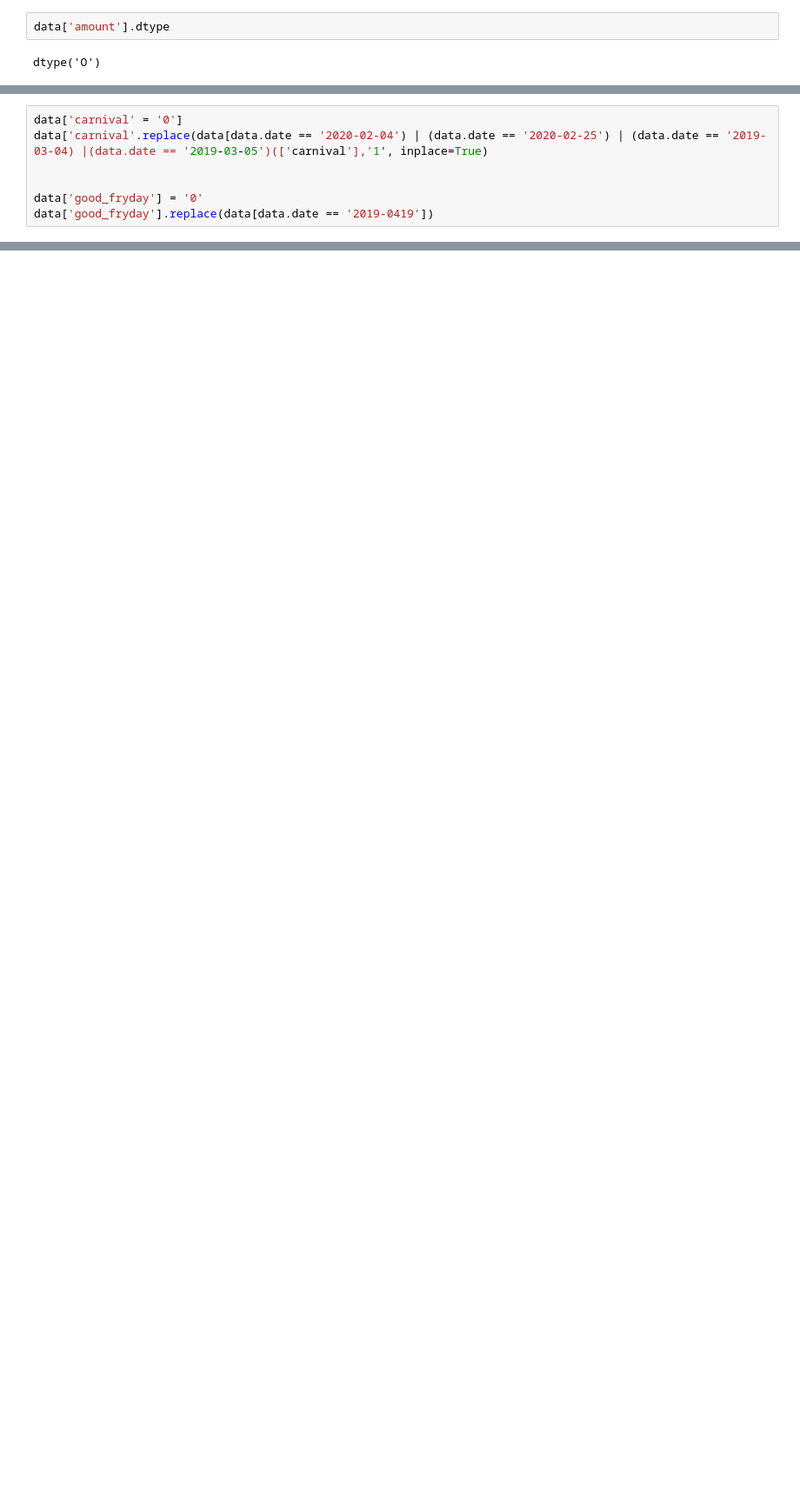
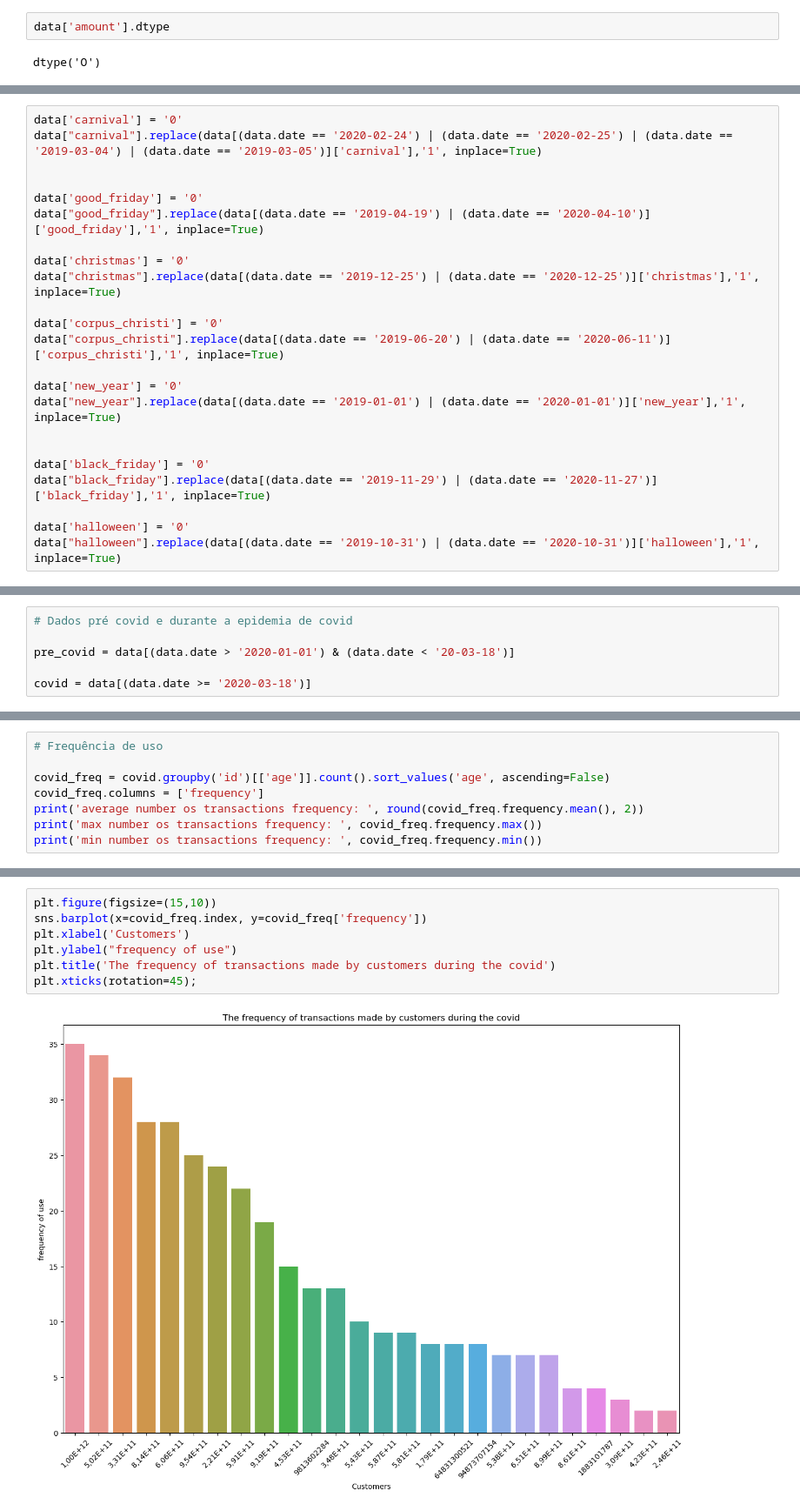
Before and after one commit to napolioni/pandas-projetos, a Jupyter notebook: AnaliseCartaoDeCredito/cartao_de_credito.ipynb, the cells around one changed output, grey strips where cells are left out. Shown at 87% size. Saved outputs shown, nothing was run; the diff lists cells and outputs as text; blank space fills up the shorter version.

```diff
--- a/AnaliseCartaoDeCredito/cartao_de_credito.ipynb
+++ b/AnaliseCartaoDeCredito/cartao_de_credito.ipynb
@@ -237,7 +238,23 @@ NameError: name 'plt' is not defined
 # %%
-data['carnival' = '0']
-data['carnival'.replace(data[data.date == '2020-02-04') | (data.date == '2020-02-25') | (data.date == '2019-03-04) |(data.date == '2019-03-05')(['carnival'],'1', inplace=True)
+data['carnival'] = '0'
+data["carnival"].replace(data[(data.date == '2020-02-24') | (data.date == '2020-02-25') | (data.date == '2019-03-04') | (data.date == '2019-03-05')]['carnival'],'1', inplace=True)
 
 
-data['good_fryday'] = '0'
-data['good_fryday'].replace(data[data.date == '2019-0419'])
+data['good_friday'] = '0'
+data["good_friday"].replace(data[(data.date == '2019-04-19') | (data.date == '2020-04-10')]['good_friday'],'1', inplace=True)
+
+data['christmas'] = '0'
+data["christmas"].replace(data[(data.date == '2019-12-25') | (data.date == '2020-12-25')]['christmas'],'1', inplace=True)
+
+data['corpus_christi'] = '0'
+data["corpus_christi"].replace(data[(data.date == '2019-06-20') | (data.date == '2020-06-11')]['corpus_christi'],'1', inplace=True)
+
+data['new_year'] = '0'
+data["new_year"].replace(data[(data.date == '2019-01-01') | (data.date == '2020-01-01')]['new_year'],'1', inplace=True)
+
+
+data['black_friday'] = '0'
+data["black_friday"].replace(data[(data.date == '2019-11-29') | (data.date == '2020-11-27')]['black_friday'],'1', inplace=True)
+
+data['halloween'] = '0'
+data["halloween"].replace(data[(data.date == '2019-10-31') | (data.date == '2020-10-31')]['halloween'],'1', inplace=True)
@@ -243,0 +283,6 @@ data['good_fryday'].replace(data[data.date == '2019-0419'])
+# %%
+# Dados pré covid e durante a epidemia de covid
+
+pre_covid = data[(data.date > '2020-01-01') & (data.date < '20-03-18')]
+
+covid = data[(data.date >= '2020-03-18')]
@@ -243,0 +307,8 @@ data['good_fryday'].replace(data[data.date == '2019-0419'])
+# %%
+# Frequência de uso
+
+covid_freq = covid.groupby('id')[['age']].count().sort_values('age', ascending=False)
+covid_freq.columns = ['frequency']
+print('average number os transactions frequency: ', round(covid_freq.frequency.mean(), 2))
+print('max number os transactions frequency: ', covid_freq.frequency.max())
+print('min number os transactions frequency: ', covid_freq.frequency.min())
@@ -243,0 +319,9 @@ data['good_fryday'].replace(data[data.date == '2019-0419'])
+# %%
+plt.figure(figsize=(15,10))
+sns.barplot(x=covid_freq.index, y=covid_freq['frequency'])
+plt.xlabel('Customers')
+plt.ylabel("frequency of use")
+plt.title('The frequency of transactions made by customers during the covid')
+plt.xticks(rotation=45);
+# %% [output]
+[figure, added]
```
Also changed, not shown: parts of 23 cells of this notebook.
